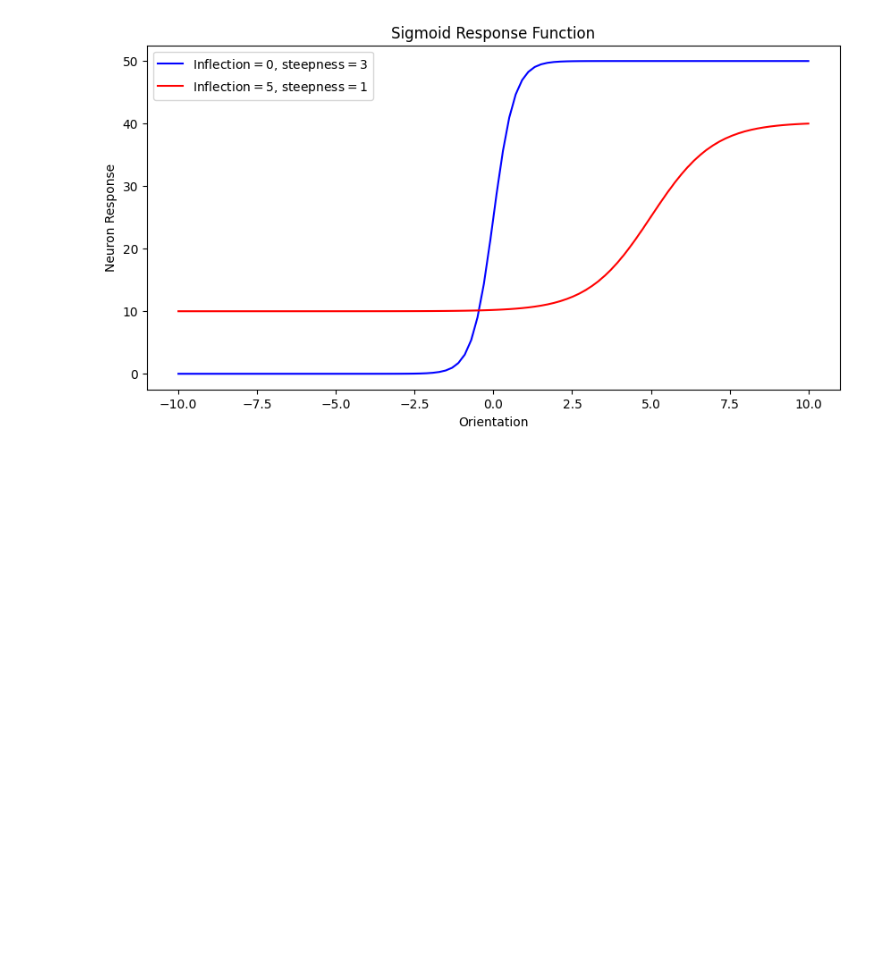
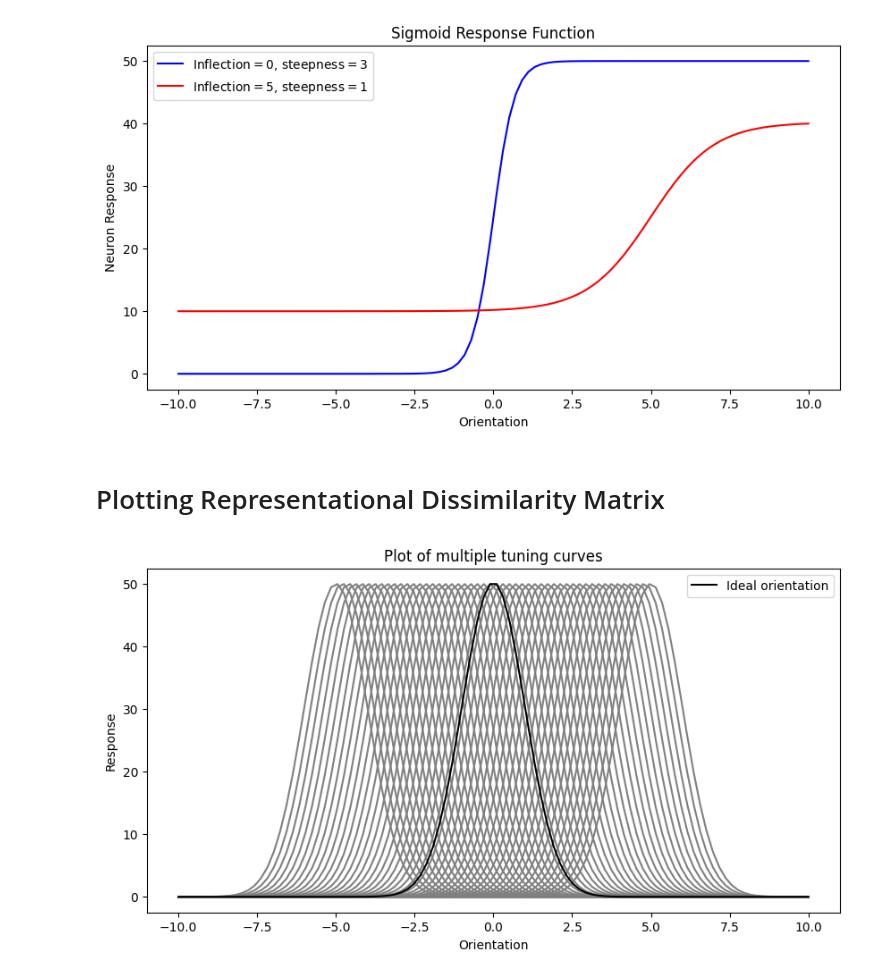
Before and after one commit to rates37/Build-Your-Own-Embedding, a Jupyter notebook: notebooks/neuronal_tuning_curves.ipynb, the cells around one changed output. Drawn from its saved outputs; the diff is of its cells as text; code cells hidden in the pictures; blank space fills up the shorter version.

```diff
--- a/notebooks/neuronal_tuning_curves.ipynb
+++ b/notebooks/neuronal_tuning_curves.ipynb
@@ -126,3 +129,5 @@ plt.legend()
 plt.show()
 # %% [output]
 [figure]
+# %% [markdown]
+# Plotting Representational Dissimilarity Matrix
@@ -128,0 +157,25 @@ plt.show()
+# %%
+# Generating multiple curves:
+curves: List[np.ndarray] = []
+x: np.ndarray = np.linspace(-10, 10, 100)
+maxResponse: int = 50
+minResponse: int = 0
+correctOrientation: int = 0
+stdev: int = 1
+idealResponse: np.ndarray = gaussian_tuning_function(x, correctOrientation, stdev, maxResponse, minResponse)
+
+for orientation in np.linspace(-5, 5, 50):
+    curves.append(gaussian_tuning_function(x, orientation, stdev, maxResponse, minResponse))
+# %%
+# Plot each of the curves:
+fig: plt.Figure = plt.figure(figsize=(10,5))
+for curve in curves:
+    plt.plot(x, curve, '-', color="gray")
+plt.plot(x, idealResponse, '-', color="black", label=r"Ideal orientation")
+plt.xlabel(r"Orientation")
+plt.ylabel(r"Response")
+plt.title(r"Plot of multiple tuning curves")
+plt.legend()
+plt.show()
+# %% [output]
+[figure, added]
```
Also changed, not shown: parts of 4 cells of this notebook.
